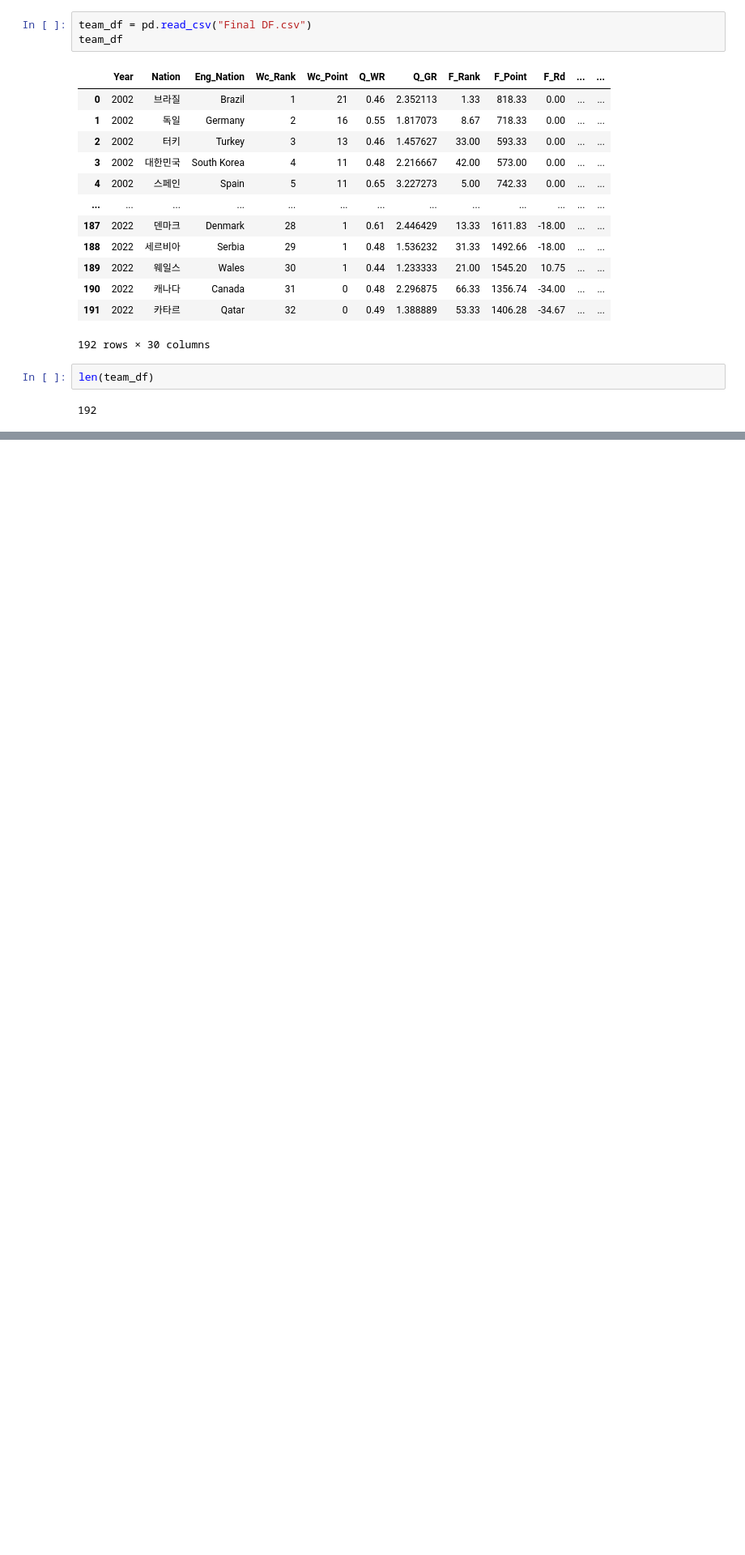
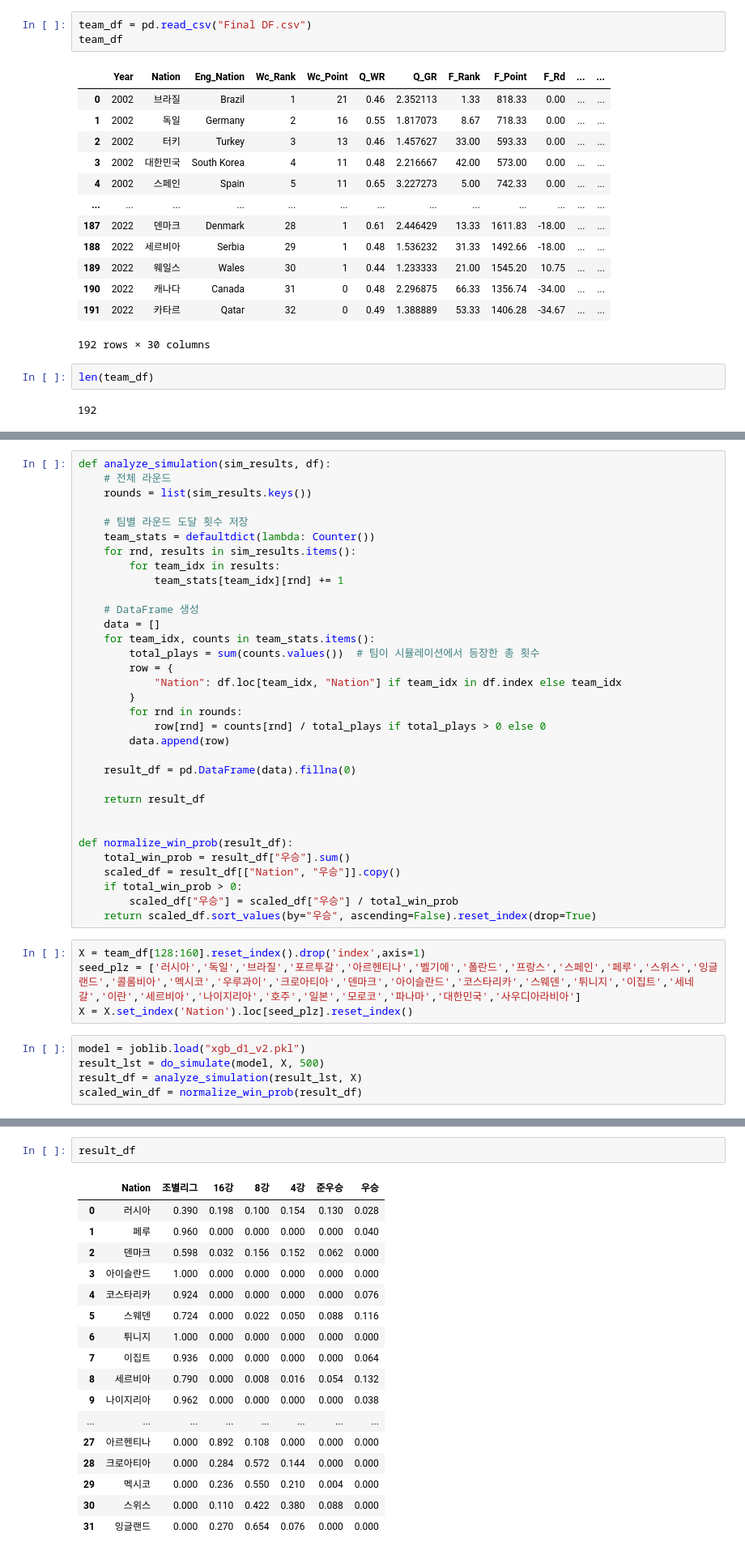
Before and after one commit to SKNetworks-AI19-250818/SKN19-mini-4Team, a Jupyter notebook: ML/code/Do_tornament.ipynb, the cells around one changed output, grey strips where cells are left out. Shown: that part at 81% size. Saved outputs shown, nothing was run; the diff lists cells and outputs as text; blank space fills up the shorter version.

```diff
--- a/ML/code/Do_tornament.ipynb
+++ b/ML/code/Do_tornament.ipynb
@@ -161,0 +193,42 @@ do_tornament(X, result_group)
+# %%
+def analyze_simulation(sim_results, df):
+    # 전체 라운드
+    rounds = list(sim_results.keys())
+
+    # 팀별 라운드 도달 횟수 저장
+    team_stats = defaultdict(lambda: Counter())
+    for rnd, results in sim_results.items():
+        for team_idx in results:
+            team_stats[team_idx][rnd] += 1
+
+    # DataFrame 생성
+    data = []
+    for team_idx, counts in team_stats.items():
+        total_plays = sum(counts.values())  # 팀이 시뮬레이션에서 등장한 총 횟수
+        row = {
+            "Nation": df.loc[team_idx, "Nation"] if team_idx in df.index else team_idx
+        }
+        for rnd in rounds:
+            row[rnd] = counts[rnd] / total_plays if total_plays > 0 else 0
+        data.append(row)
+
+    result_df = pd.DataFrame(data).fillna(0)
+
+    return result_df
+
+
+def normalize_win_prob(result_df):
+    total_win_prob = result_df["우승"].sum()
+    scaled_df = result_df[["Nation", "우승"]].copy()
+    if total_win_prob > 0:
+        scaled_df["우승"] = scaled_df["우승"] / total_win_prob
+    return scaled_df.sort_values(by="우승", ascending=False).reset_index(drop=True)
+# %%
+X = team_df[128:160].reset_index().drop('index',axis=1)
+seed_plz = ['러시아','독일','브라질','포르투갈','아르헨티나','벨기에','폴란드','프랑스','스페인','페루','스위스','잉글랜드','콜롬비아','멕시코','우루과이','크로아티아','덴마크','아이슬란드','코스타리카','스웨덴','튀니지','이집트','세네갈','이란','세르비아','나이지리아','호주','일본','모로코','파나마','대한민국','사우디아라비아']
+X = X.set_index('Nation').loc[seed_plz].reset_index()
+# %%
+model = joblib.load("xgb_d1_v2.pkl")
+result_lst = do_simulate(model, X, 500)
+result_df = analyze_simulation(result_lst, X)
+scaled_win_df = normalize_win_prob(result_df)
@@ -161,0 +246,20 @@ do_tornament(X, result_group)
+# %%
+result_df
+# %% [output]
+|  | Nation | 조별리그 | 16강 | 8강 | 4강 | 준우승 | 우승 |
+| 0 | 러시아 | 0.390 | 0.198 | 0.100 | 0.154 | 0.130 | 0.028 |
+| 1 | 페루 | 0.960 | 0.000 | 0.000 | 0.000 | 0.000 | 0.040 |
+| 2 | 덴마크 | 0.598 | 0.032 | 0.156 | 0.152 | 0.062 | 0.000 |
+| 3 | 아이슬란드 | 1.000 | 0.000 | 0.000 | 0.000 | 0.000 | 0.000 |
+| 4 | 코스타리카 | 0.924 | 0.000 | 0.000 | 0.000 | 0.000 | 0.076 |
+| 5 | 스웨덴 | 0.724 | 0.000 | 0.022 | 0.050 | 0.088 | 0.116 |
+| 6 | 튀니지 | 1.000 | 0.000 | 0.000 | 0.000 | 0.000 | 0.000 |
+| 7 | 이집트 | 0.936 | 0.000 | 0.000 | 0.000 | 0.000 | 0.064 |
+| 8 | 세르비아 | 0.790 | 0.000 | 0.008 | 0.016 | 0.054 | 0.132 |
+| 9 | 나이지리아 | 0.962 | 0.000 | 0.000 | 0.000 | 0.000 | 0.038 |
+| ... | ... | ... | ... | ... | ... | ... | ... |
+| 27 | 아르헨티나 | 0.000 | 0.892 | 0.108 | 0.000 | 0.000 | 0.000 |
+| 28 | 크로아티아 | 0.000 | 0.284 | 0.572 | 0.144 | 0.000 | 0.000 |
+| 29 | 멕시코 | 0.000 | 0.236 | 0.550 | 0.210 | 0.004 | 0.000 |
+| 30 | 스위스 | 0.000 | 0.110 | 0.422 | 0.380 | 0.088 | 0.000 |
+| 31 | 잉글랜드 | 0.000 | 0.270 | 0.654 | 0.076 | 0.000 | 0.000 |
```
Also changed, not shown: parts of 17 cells of this notebook, 4 other files.
